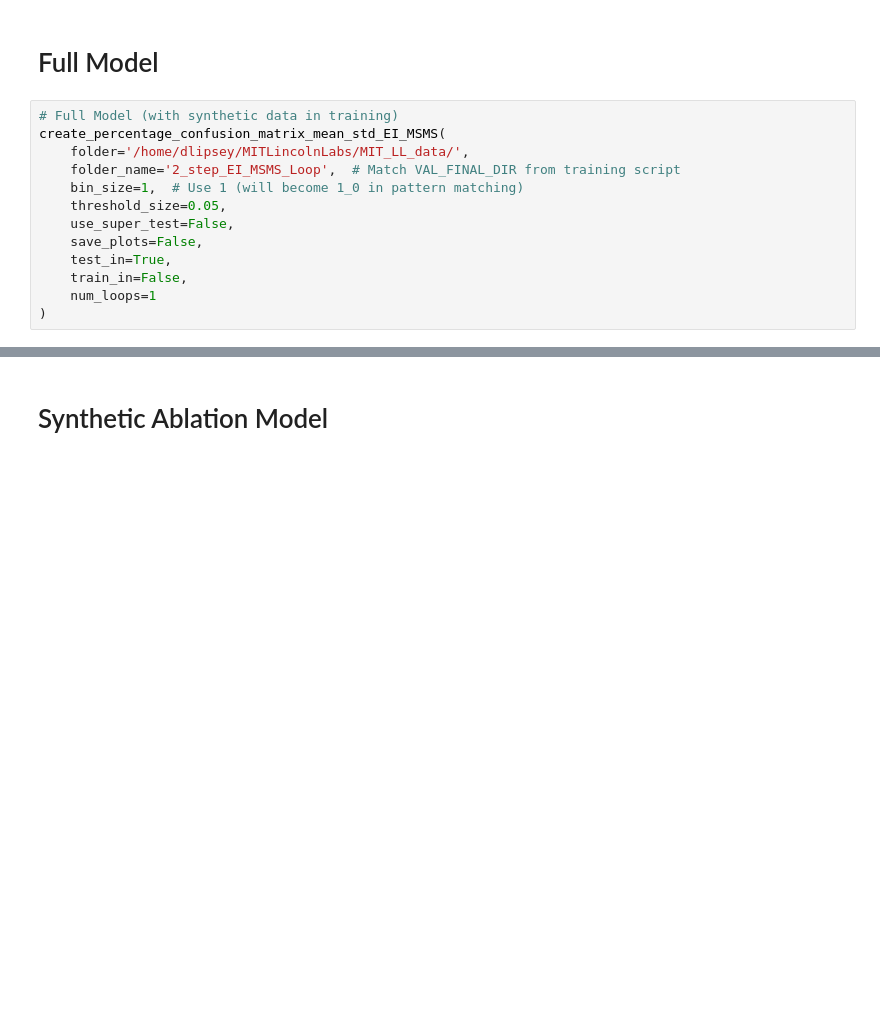
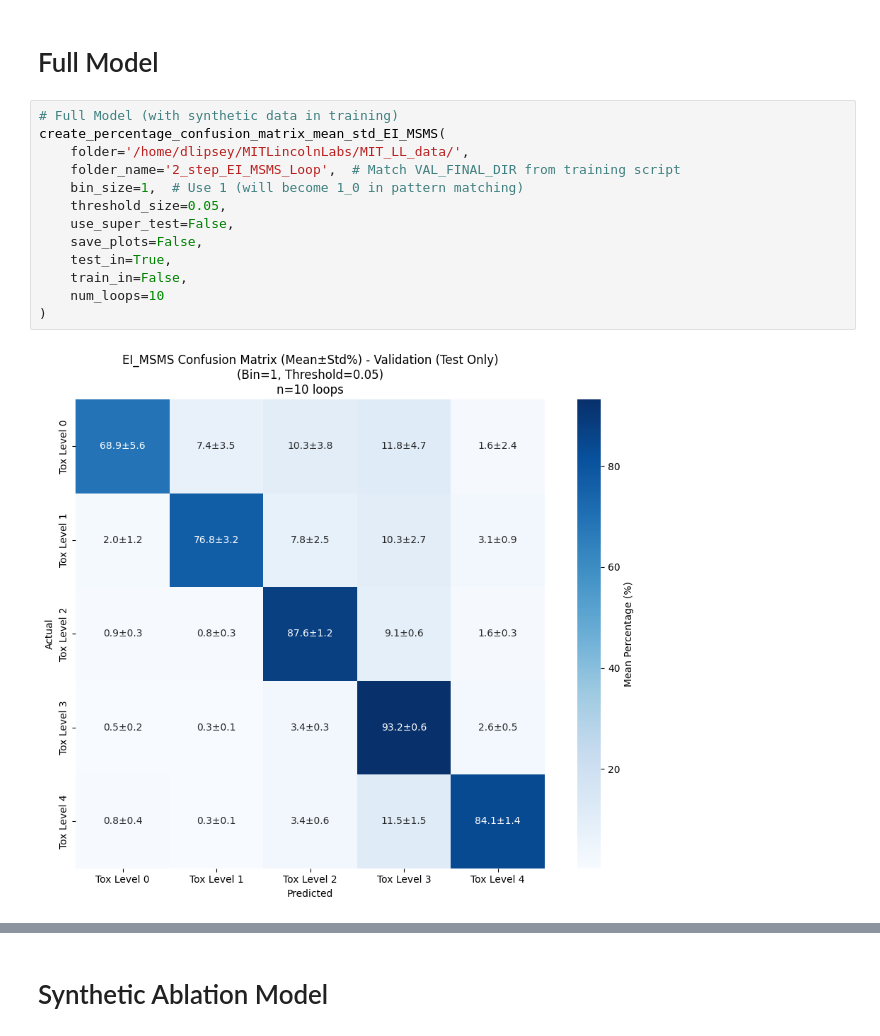
Before and after one commit to DashLLipsey/PREDICT-MIT-LL, a Jupyter notebook: Python_files/EI_MSMS_confusion_plots_analysis.ipynb, the cells around one changed output, grey strips where cells are left out. Saved outputs shown, nothing was run; the diff lists cells and outputs as text; blank space fills up the shorter version.

```diff
--- a/Python_files/EI_MSMS_confusion_plots_analysis.ipynb
+++ b/Python_files/EI_MSMS_confusion_plots_analysis.ipynb
@@ -728,16 +728,18 @@ def plot_chemnet_pca_plotly_with_sliders_EI_MSMS(
 # %%
 # Full Model (with synthetic data in training)
 create_percentage_confusion_matrix_mean_std_EI_MSMS(
     folder='/home/dlipsey/MITLincolnLabs/MIT_LL_data/',
     folder_name='2_step_EI_MSMS_Loop',  # Match VAL_FINAL_DIR from training script
     bin_size=1,  # Use 1 (will become 1_0 in pattern matching)
     threshold_size=0.05,
     use_super_test=False,
     save_plots=False,
     test_in=True,
     train_in=False,
-    num_loops=1
+    num_loops=10
 )
+# %% [output]
+[figure, added]
 # %%
 # Super Test Full Model
 # Super Test - Full Model
```
Also changed, not shown: parts of 3 cells of this notebook, 3 other files.
